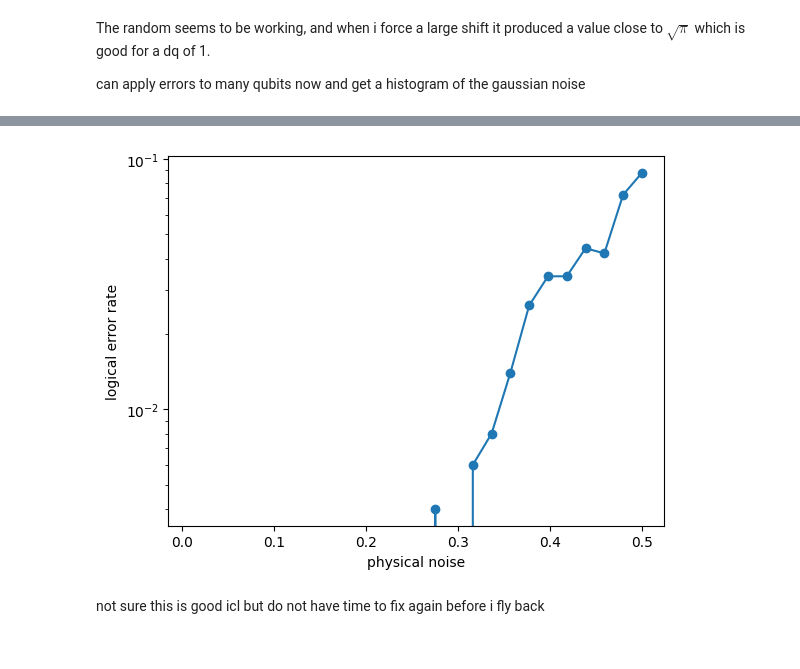
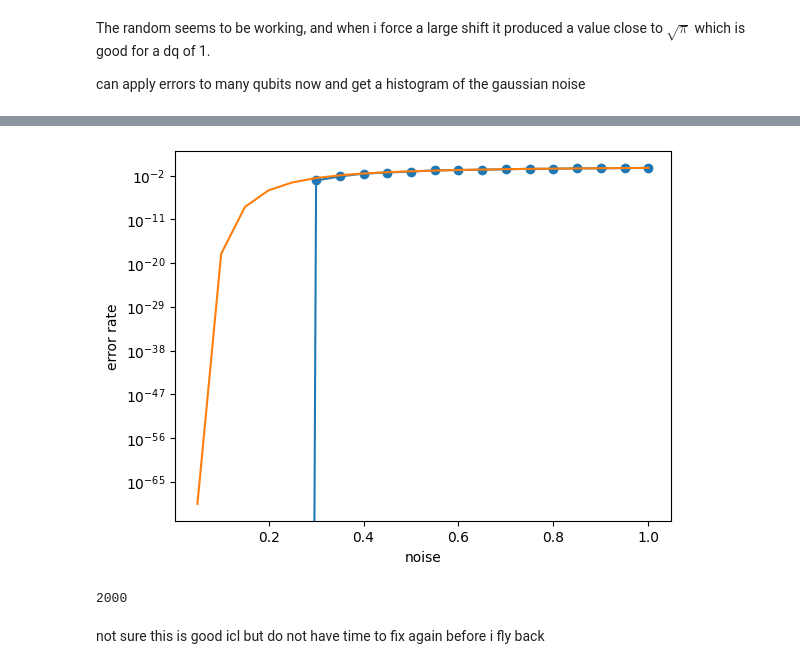
Before and after one commit to laramt04/GKP_QEC_Project_Code, a Jupyter notebook: GKP_readout_gaussian.ipynb, the cells around one changed output, grey strips where cells are left out. Drawn from its saved outputs; the diff is of its cells as text; code cells hidden in the pictures.

```diff
--- a/GKP_readout_gaussian.ipynb
+++ b/GKP_readout_gaussian.ipynb
@@ -23,12 +23,12 @@ $$ \alpha = \frac{q + ip}{\sqrt{2}} $$
 so i need to account for that bc i forgot to when i origiannly made the gkp wigner function plots
 # %%
 #parameters
-N = 200 # needs to be large
+N =200 # needs to be large
 delta = 0.3 # to sqeeeze
 epsilon = 0.2
 n = 6 #gkp qubit peaks
 noise = 0.1 # for displacement noise
-n_trials = 500 # for monte carlo
+n_trials = 2000 # for monte carlo
 
 sqrt_pi = np.sqrt(np.pi) # to write less later on
 sqrt_2 = np.sqrt(2)
@@ -208,30 +229,37 @@ dq_est_wrapped = wrap_to_lattice(dq_est)
 
 #error = abs(dq - dq_est_wrapped) > sqrt_pi/2
 # %%
-sigma_list = np.linspace(0.01, 0.5, 25)
-logical_rates = []
+sigma_list = sigma_vals = np.linspace(0.05, 1, 20)
+single_error_rates = []
 
 for sigma in sigma_list:
     dq = np.random.normal(0, sigma, n_trials)
 
     # syndrome measurement
     sq = ((dq + sqrt_pi/2) % sqrt_pi) - sqrt_pi/2
 
     # decoder corrects by -sq
     correction = -sq
     residual = dq + correction
 
     # logical error if residual crosses boundary
     errors = np.mean(np.abs(residual) > sqrt_pi/2)
-    logical_rates.append(errors)
+    single_error_rates.append(errors)
 
-plt.plot(sigma_list, logical_rates, marker='o')
-plt.xlabel("physical noise")
-plt.ylabel("logical error rate")
-plt.yscale("log")
+from scipy.special import erfc
+
+analytic = erfc(np.sqrt(np.pi)/(2*np.sqrt(2)*sigma_list)) #theoretical error rate i should be matching with enough trails
+
+plt.semilogy(sigma_list, single_error_rates, marker='o')
+plt.semilogy(sigma_list, analytic, '-', label='Theory')
+plt.xlabel("noise")
+plt.ylabel("error rate")
 plt.show()
+
+print(n_trials)
 # %% [output]
-[figure, old version]
+[figure, new version]
+2000
 # %% [markdown]
 not sure this is good icl but do not have time to fix again before i fly back
 # %%
```
Also changed, not shown: parts of 13 cells of this notebook.
